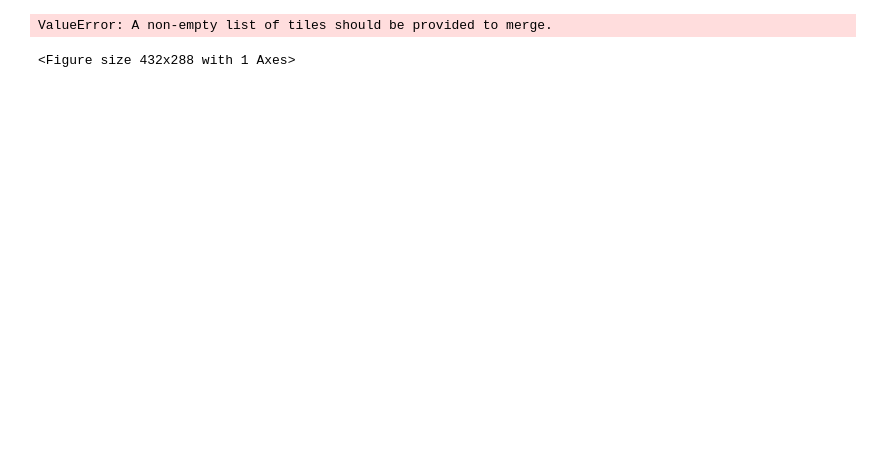
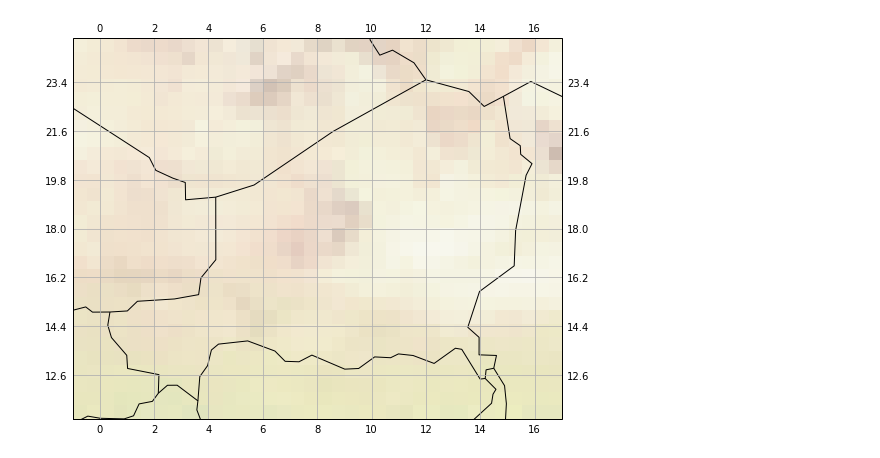
Before and after one commit to nilshempelmann/NAP_Niger, a Jupyter notebook: Map_Niger.ipynb, the cells around one changed output. Saved outputs shown, nothing was run; the diff lists cells and outputs as text; code cells hidden in the pictures; blank space fills up the shorter version.

```diff
--- a/Map_Niger.ipynb
+++ b/Map_Niger.ipynb
@@ -41,18 +43,26 @@ from cartopy.io import img_tiles as cimgt
 
 # # Add the MapQuest data at zoom level 8.
 # %%
-map_quest_aerial = cimgt.MapQuestOpenAerial()
+fig = plt.figure(figsize=(21, 7), facecolor='w', edgecolor='k')
 
-ax = plt.axes(projection=map_quest_aerial.crs) # ccrs.PlateCarree())
+# map_quest_aerial = cimgt.MapQuestOpenAerial()
+
+ax = plt.axes(projection=ccrs.PlateCarree())
 ax.set_extent([-1,17,11.0,25]) #[-22, -15, 63, 65])
 
-plotpt(ax)
+#     ax.coastlines(resolution='50m')
+#    ax.lakes()# add_feature(cfeature.LAKES)
+ax.add_feature(cfeature.BORDERS)
+#     ax.add_feature(cfeature.RIVERS)
+ax.gridlines(draw_labels=True)
+ax.stock_img()
+#     ax.bluemarble()
+ax.xaxis.set_ticks_position('bottom')
+ax.yaxis.set_ticks_position('left')
 
-ax.add_image(map_quest_aerial, 1)
 
-# plt.savefig(fname='./pics/map_niger.png')
+plt.savefig(fname='./pics/map_niger.png')
 
 plt.show()
 # %% [output]
-ValueError: A non-empty list of tiles should be provided to merge.
-<Figure size 432x288 with 1 Axes>
+[figure, added]
```
Also changed, not shown: parts of 2 cells of this notebook, 2 other files.
